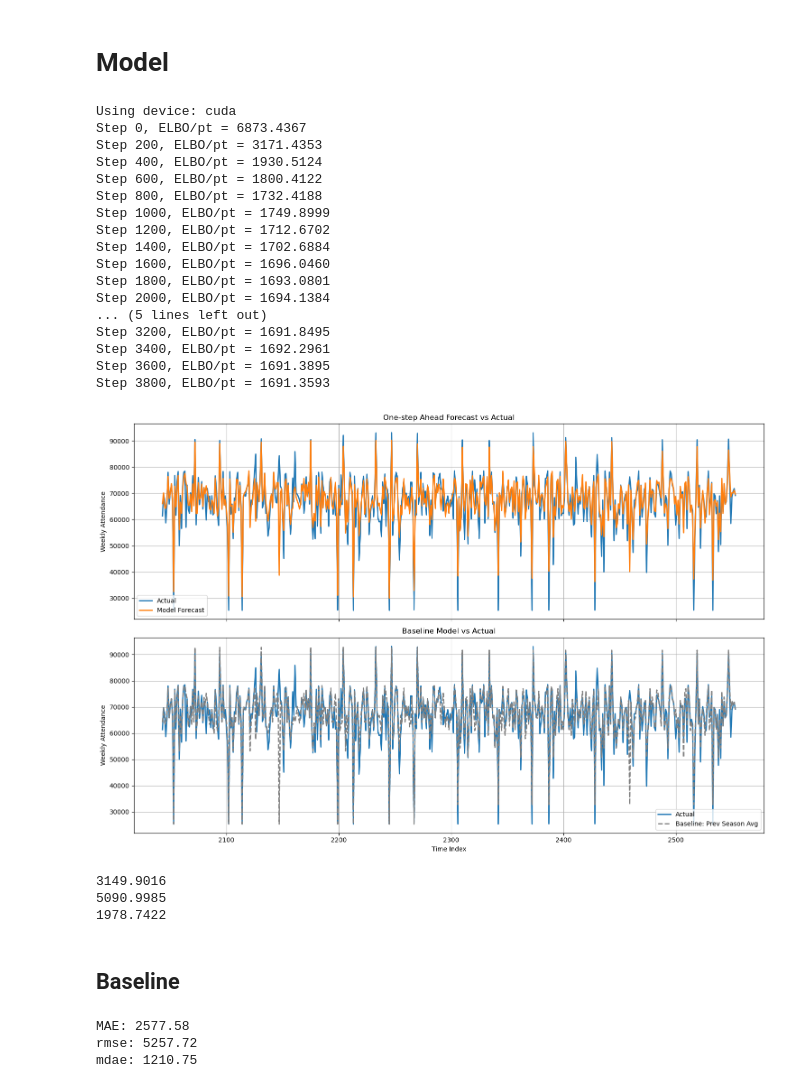
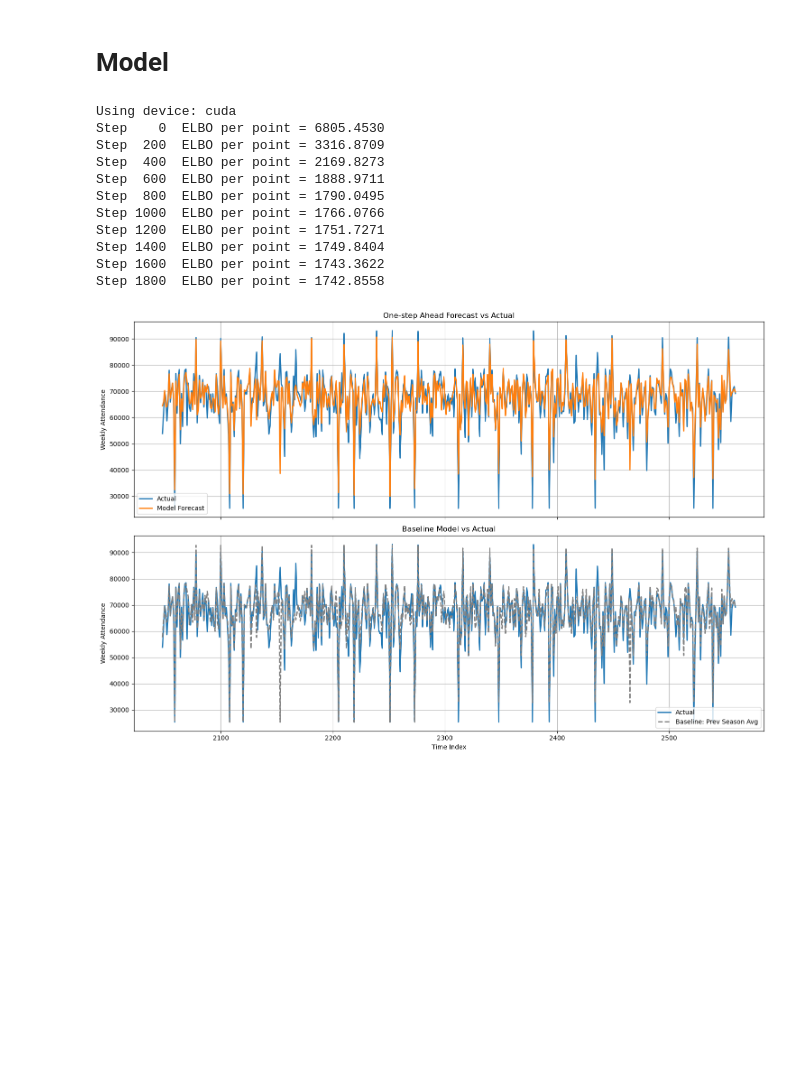
Before and after one commit to Qingwen-Zeng/Model-Based-Machine-Learning-Project, a Jupyter notebook: notebooks/model-1.ipynb, the cells around one changed output. Drawn from its saved outputs; the diff is of its cells as text; code cells hidden in the pictures; blank space fills up the shorter version.

```diff
--- a/notebooks/model-1.ipynb
+++ b/notebooks/model-1.ipynb
@@ -6,7 +6,7 @@ import pyro
 import pyro.distributions as dist
 from pyro.nn import PyroModule
 from pyro.infer import SVI, Trace_ELBO
-from pyro.infer.autoguide import AutoNormal
+from pyro.infer.autoguide import AutoNormal, AutoMultivariateNormal
 from pyro.optim import ClippedAdam
 import pandas as pd
 from sklearn.preprocessing import StandardScaler
@@ -28,12 +28,15 @@ features = [
     'day_sin','day_cos','month_sin','month_cos',
     'noon','mid_afternoon','late_afternoon','evening'
 ]
-# Drop any rows with missing values in the required columns
-df = df.dropna(subset=features + [
+
+impute_cols = features + [
     "avg_season_attendance_prev",
     "prev_game_attendance",
     "weekly_attendance"
-])
+]
+
+# 3. Mean‐impute missing values
+df[impute_cols] = df[impute_cols].fillna(df[impute_cols].mean())
 
 # Fit StandardScalers to each set of columns
 scaler_x    = StandardScaler().fit(df[features])
@@ -131,7 +134,7 @@ guide = AutoNormal(model.model) # Auto guide for variational inference
 optim = ClippedAdam({"lr": 0.005, "clip_norm": 5.0})
 svi   = SVI(model.model, guide, optim, loss=Trace_ELBO()) # Set up SVI with Trace_ELBO loss
 
-for step in range(4000):
+for step in range(2000):
     loss = svi.step(y_train, x_train, avg_train, prev_train)
     if step % 200 == 0:
         print(f"Step {step:4d}  ELBO per point = {loss / y_train.size(0):.4f}")
@@ -163,74 +166,42 @@ for t in range(test_len):
 
 y_preds     = torch.stack(y_preds).numpy()
 y_pred_orig = scaler_y.inverse_transform(y_preds.reshape(-1,1))[:,0] # Inverse transform(strandarization) to original scale
 actual_orig = scaler_y.inverse_transform(y_test.numpy().reshape(-1,1))[:,0] # Inverse transform(strandarization) to original scale
 
 # Plot the model forecast vs. actual, and baseline vs. actual
 fig, axes = plt.subplots(2, 1, figsize=(15, 10), sharex=True)
 
 # visualize the one-step-ahead forecast vs. actual
 axes[0].plot(range(split, N), actual_orig,   label="Actual",         linewidth=2)
 axes[0].plot(range(split, N), y_pred_orig,   label="Model Forecast", linewidth=2)
 axes[0].set_ylabel("Weekly Attendance")
 axes[0].set_title("One-step Ahead Forecast vs Actual")
 axes[0].legend()
 axes[0].grid(True)
 
 # visualize the baseline model vs. actual
 baseline = df["avg_season_attendance_prev"].values[split:N]
 axes[1].plot(range(split, N), actual_orig,  label="Actual",                   linewidth=2)
 axes[1].plot(range(split, N), baseline,    label="Baseline: Prev Season Avg", linestyle="--", color="gray", linewidth=2)
 axes[1].set_xlabel("Time Index")
 axes[1].set_ylabel("Weekly Attendance")
 axes[1].set_title("Baseline Model vs Actual")
 axes[1].legend()
 axes[1].grid(True)
 
 plt.tight_layout()
+plt.savefig("attendance_forecast.png", dpi=300, bbox_inches="tight")
 plt.show()
 # %% [output]
 Using device: cuda
-Step 0, ELBO/pt = 6873.4367
-Step 200, ELBO/pt = 3171.4353
-Step 400, ELBO/pt = 1930.5124
-Step 600, ELBO/pt = 1800.4122
-Step 800, ELBO/pt = 1732.4188
-Step 1000, ELBO/pt = 1749.8999
-Step 1200, ELBO/pt = 1712.6702
-Step 1400, ELBO/pt = 1702.6884
-Step 1600, ELBO/pt = 1696.0460
-Step 1800, ELBO/pt = 1693.0801
-Step 2000, ELBO/pt = 1694.1384
-... (5 lines left out)
-Step 3200, ELBO/pt = 1691.8495
-Step 3400, ELBO/pt = 1692.2961
-Step 3600, ELBO/pt = 1691.3895
-Step 3800, ELBO/pt = 1691.3593
+Step    0  ELBO per point = 6805.4530
+Step  200  ELBO per point = 3316.8709
+Step  400  ELBO per point = 2169.8273
+Step  600  ELBO per point = 1888.9711
+Step  800  ELBO per point = 1790.0495
+Step 1000  ELBO per point = 1766.0766
+Step 1200  ELBO per point = 1751.7271
+Step 1400  ELBO per point = 1749.8404
+Step 1600  ELBO per point = 1743.3622
+Step 1800  ELBO per point = 1742.8558
-[figure, old version]
+[figure, new version]
-# %%
-from sklearn.metrics import mean_absolute_error, mean_squared_error
-import numpy as np
-print(mean_absolute_error(y_pred_orig, actual_orig))
-print(mean_squared_error(y_pred_orig, actual_orig, squared=False))
-print(np.median(np.abs(y_pred_orig-actual_orig)))
-# %% [output]
-3149.9016
-5090.9985
-1978.7422
-# %% [markdown]
-## Baseline
-# %%
-from sklearn.metrics import mean_absolute_error, mean_squared_error
-import numpy as np
-
-mae = mean_absolute_error(actual_orig, df["avg_season_attendance_prev"][split:])
-rmse = mean_squared_error(actual_orig, df["avg_season_attendance_prev"][split:], squared=False)
-mdae = np.median(np.abs(actual_orig - df["avg_season_attendance_prev"][split:]))
-
-print(f"MAE: {mae:.2f}")
-print(f"rmse: {rmse:.2f}")
-print(f"mdae: {mdae:.2f}")
-# %% [output]
-MAE: 2577.58
-rmse: 5257.72
-mdae: 1210.75
```
Also changed, not shown: parts of 1 cell of this notebook.
